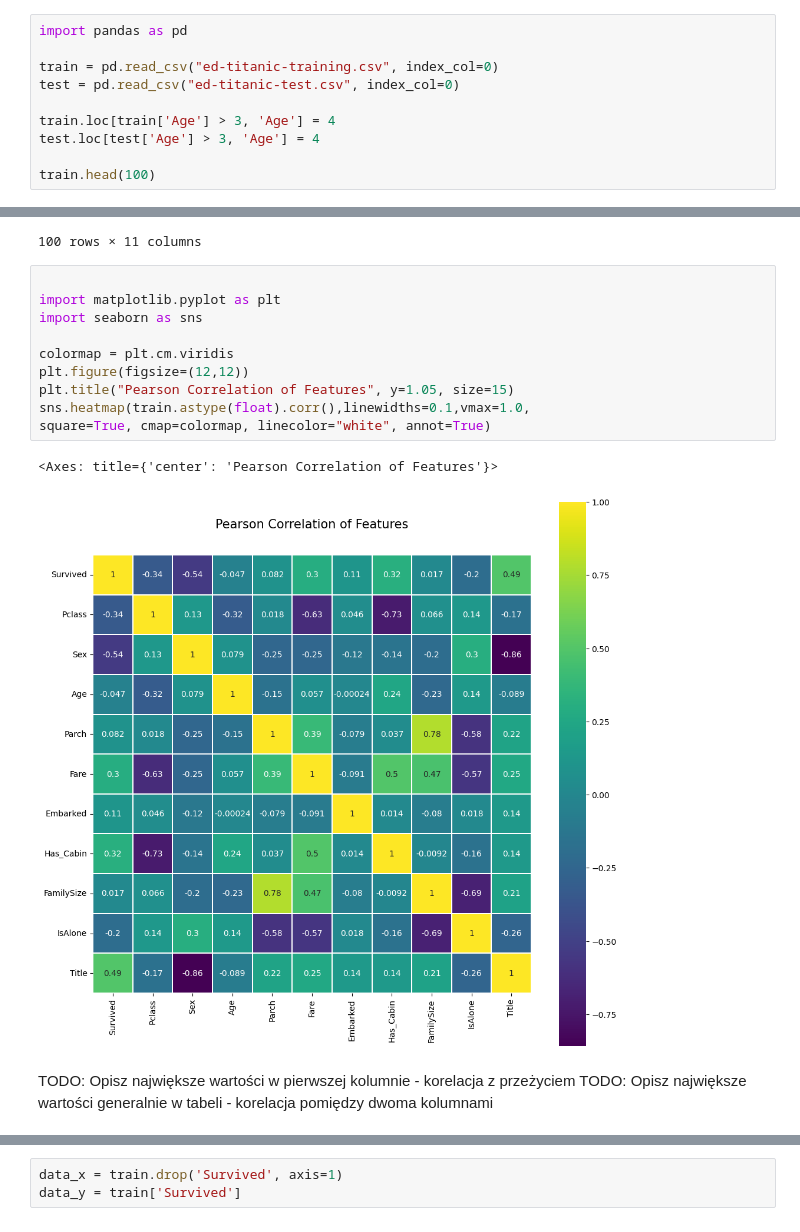
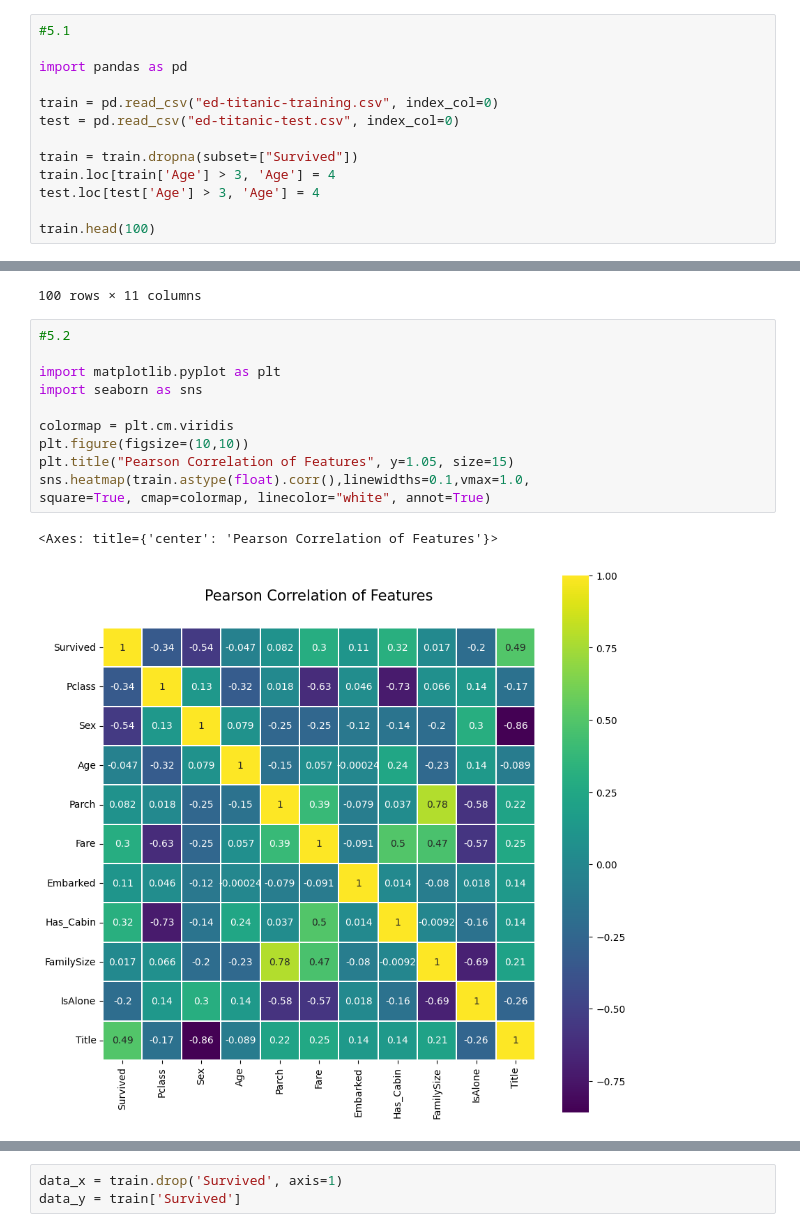
Before and after one commit to mwardynski/data-mining, a Jupyter notebook: lab2/lab2_1.ipynb, the cells around one changed output, grey strips where cells are left out. Saved outputs shown, nothing was run; the diff lists cells and outputs as text.

```diff
--- a/lab2/lab2_1.ipynb
+++ b/lab2/lab2_1.ipynb
@@ -1,9 +1,12 @@
 # %%
+#5.1
+
 import pandas as pd
 
 train = pd.read_csv("ed-titanic-training.csv", index_col=0)
 test = pd.read_csv("ed-titanic-test.csv", index_col=0)
 
+train = train.dropna(subset=["Survived"])
 train.loc[train['Age'] > 3, 'Age'] = 4
 test.loc[test['Age'] > 3, 'Age'] = 4
 
@@ -23,18 +26,16 @@ train.head(100)
 | 99 | 0 | 2 | 1 | 2 | 0 | 2 | 0 | 0 | 2 | 0 | ... |
 100 rows × 11 columns
 # %%
+#5.2
 
 import matplotlib.pyplot as plt
 import seaborn as sns
 
 colormap = plt.cm.viridis
-plt.figure(figsize=(12,12))
+plt.figure(figsize=(10,10))
 plt.title("Pearson Correlation of Features", y=1.05, size=15)
 sns.heatmap(train.astype(float).corr(),linewidths=0.1,vmax=1.0,
 square=True, cmap=colormap, linecolor="white", annot=True)
 # %% [output]
 <Axes: title={'center': 'Pearson Correlation of Features'}>
-[figure, old version]
+[figure, new version]
-# %% [markdown]
-TODO: Opisz największe wartości w pierwszej kolumnie - korelacja z przeżyciem
-TODO: Opisz największe wartości generalnie w tabeli - korelacja pomiędzy dwoma kolumnami
```
Also changed, not shown: parts of 19 cells of this notebook, 2 other files.
